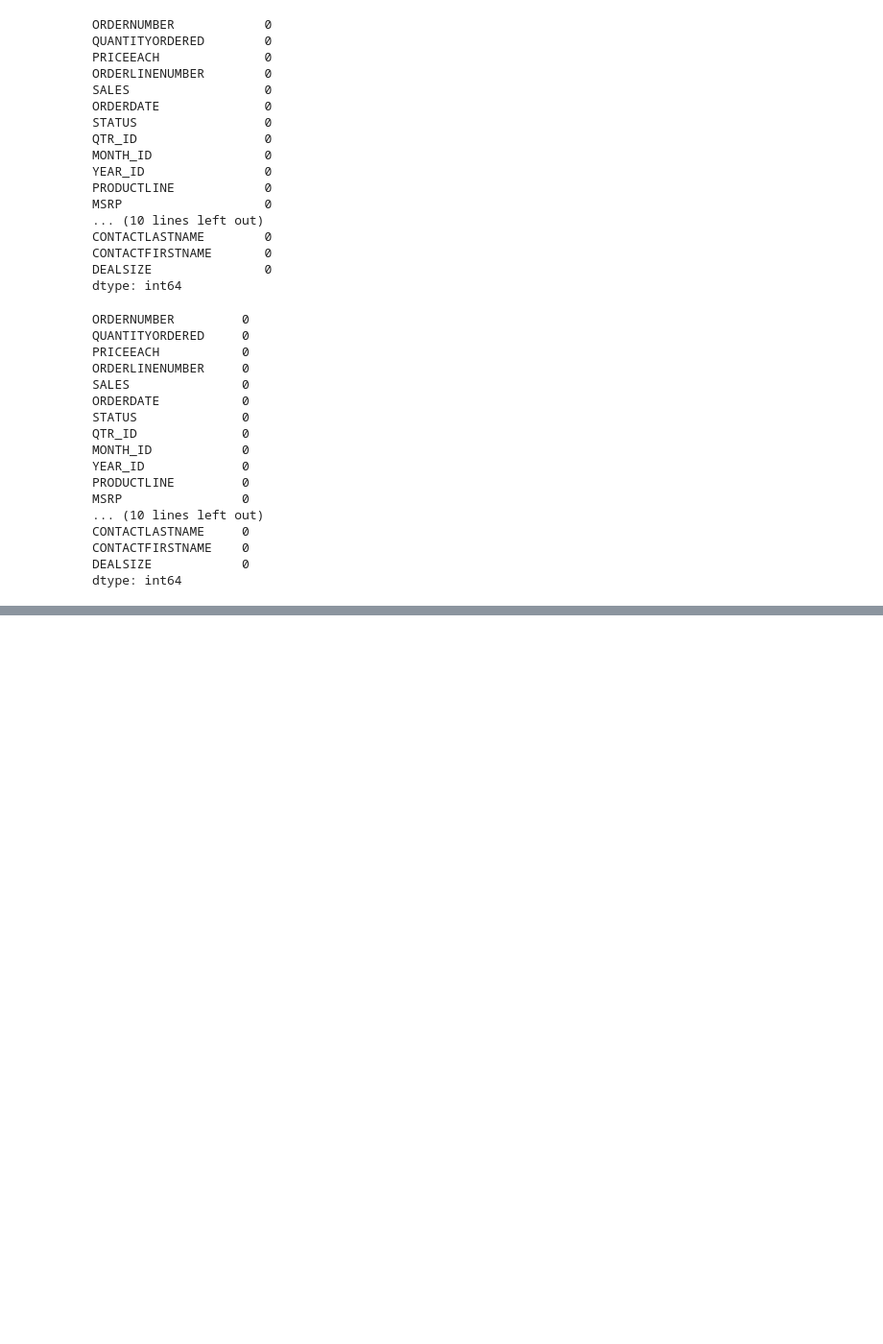
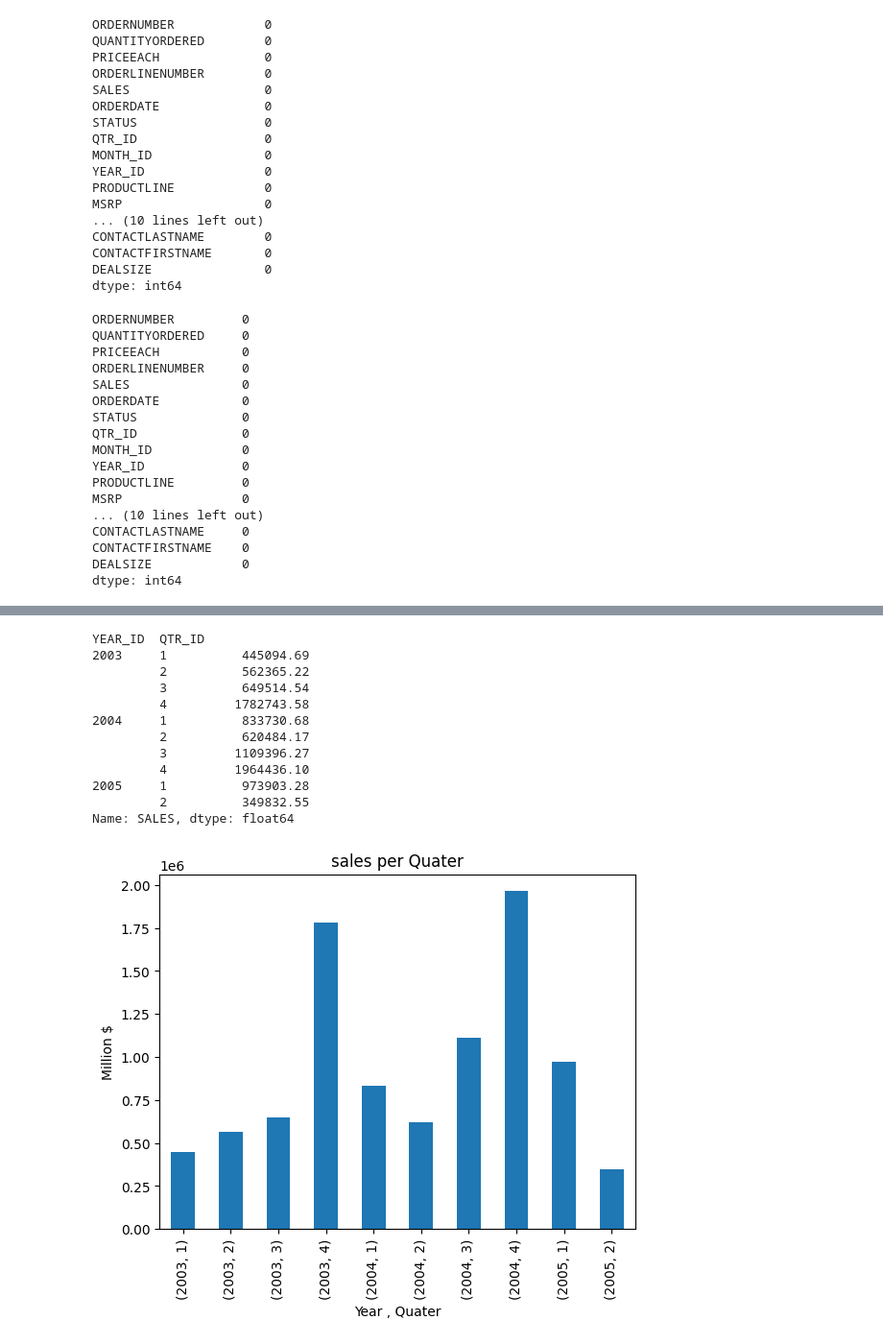
Before and after one commit to avaneesh0/sales_analysis_dashboard_python, a Jupyter notebook: notebooks/01_explore.ipynb, the cells around one changed output, grey strips where cells are left out. Shown at 96% size. Cells and saved outputs as stored; diff of their text form; code cells hidden in the pictures; blank space fills up the shorter version.

```diff
--- a/notebooks/01_explore.ipynb
+++ b/notebooks/01_explore.ipynb
@@ -87,0 +124,21 @@ dtype: int64
+# %%
+print(sales_data.groupby(["YEAR_ID", "QTR_ID"])["SALES"].sum())
+sales_data.groupby(["YEAR_ID", "QTR_ID"])["SALES"].sum().plot(kind="bar")
+plt.title("sales per Quater")
+plt.ylabel("Million $")
+plt.xlabel("Year , Quater")
+plt.show()
+# %% [output]
+YEAR_ID  QTR_ID
+2003     1          445094.69
+         2          562365.22
+         3          649514.54
+         4         1782743.58
+2004     1          833730.68
+         2          620484.17
+         3         1109396.27
+         4         1964436.10
+2005     1          973903.28
+         2          349832.55
+Name: SALES, dtype: float64
+[figure, added]
```
Also changed, not shown: parts of 8 cells of this notebook, 9 other files.
